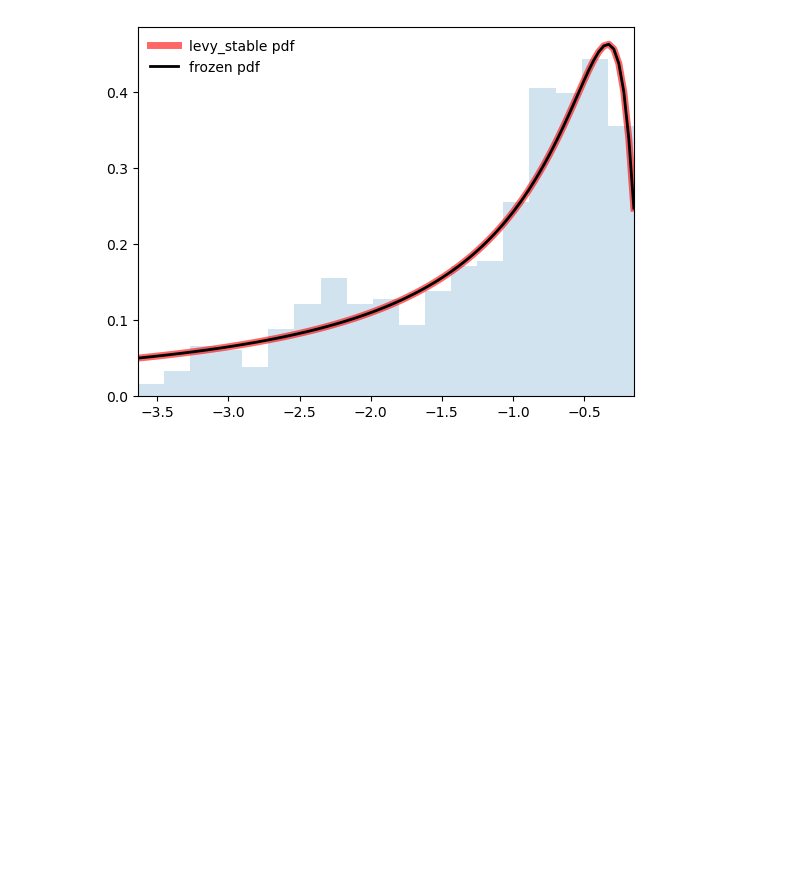
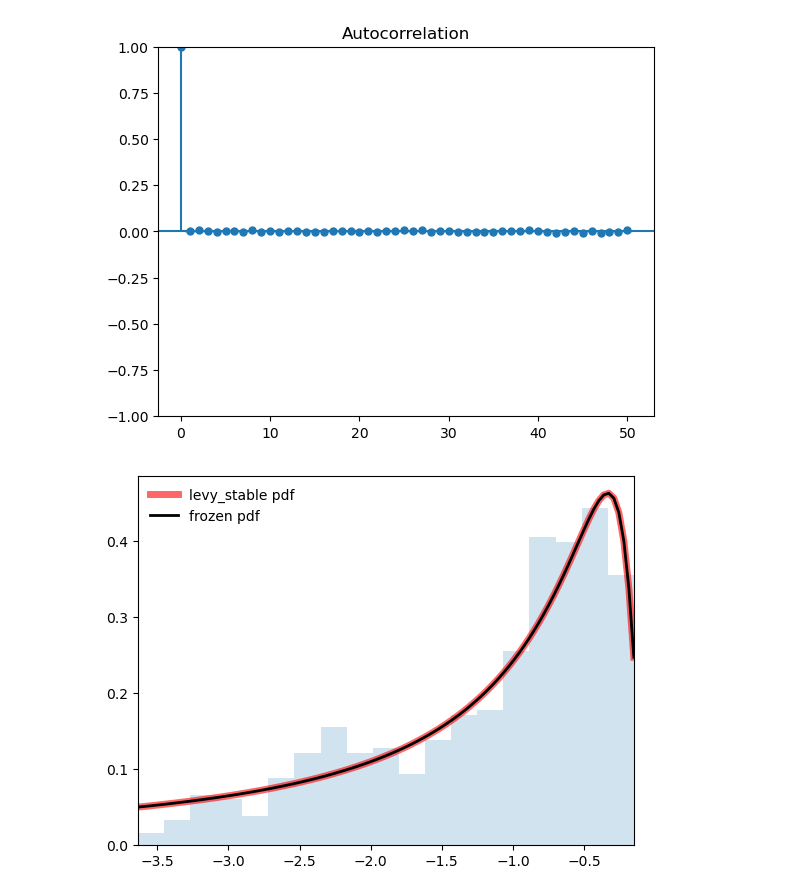
Before and after one commit to University-of-Silesia-Ion-Channel/Jonus, a Jupyter notebook: interactable.ipynb, the cells around one changed output. Saved outputs shown, nothing was run; the diff lists cells and outputs as text; code cells hidden in the pictures; blank space fills up the shorter version.

```diff
--- a/interactable.ipynb
+++ b/interactable.ipynb
@@ -132,3 +141,10 @@ Dropdown(description='Random Force', options={'Gauss Force': <function random_fo
+# %%
+import numpy as np
+from monostable_model import calculate_autocorelation
+data = np.random.normal(0, 1, 100000)
+calculate_autocorelation(data, 50)
+# %% [output]
+[figure, added]
 # %%
 import numpy as np
 from scipy.stats import levy_stable, levy, levy_l
```
Also changed, not shown: parts of 2 cells of this notebook, 2 other files.
